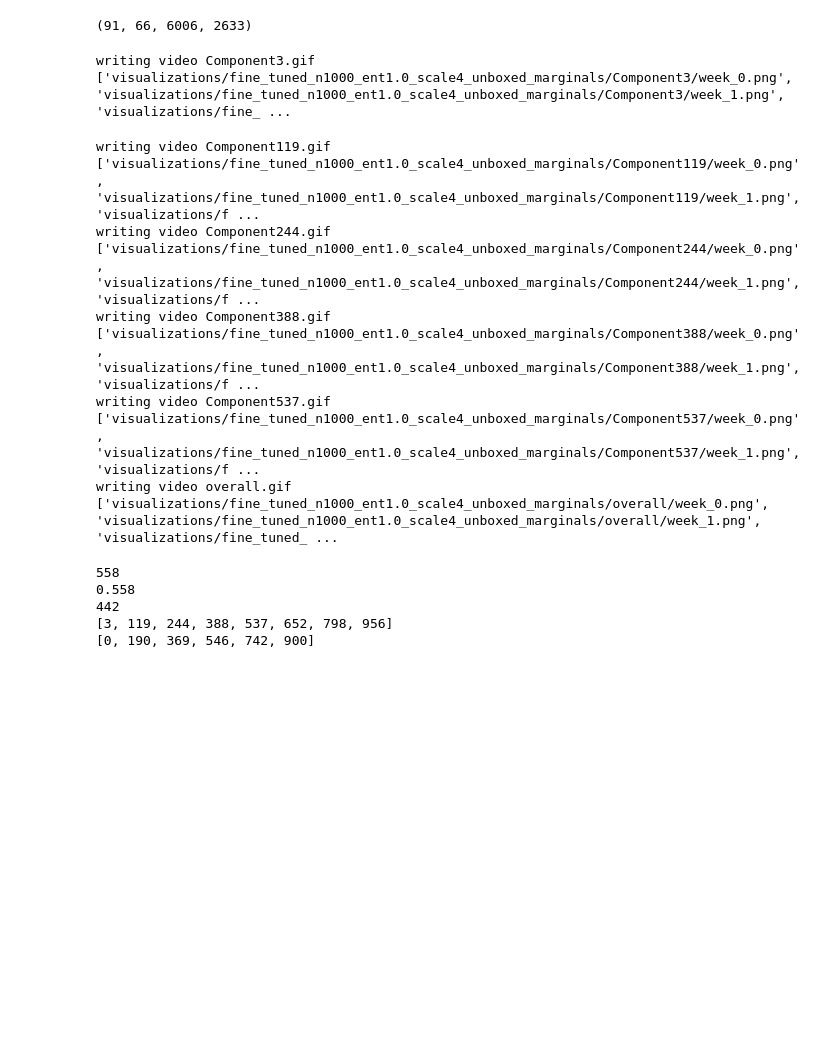
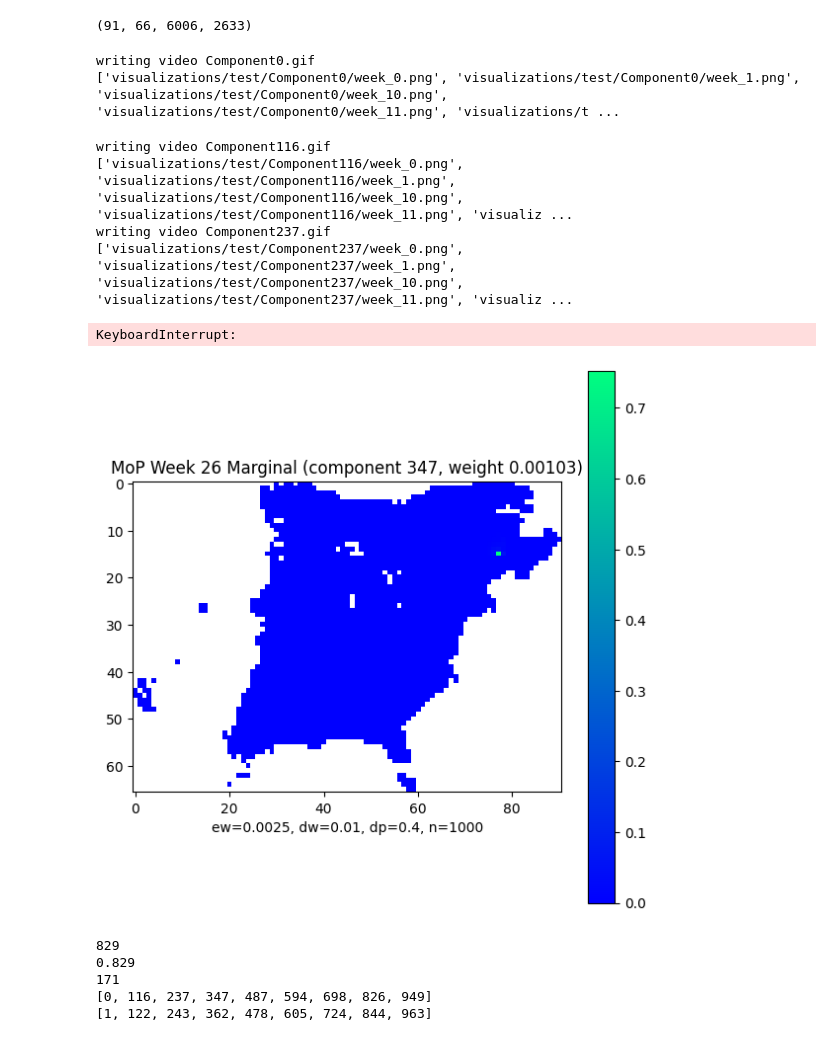
Before and after one commit to jacobe90/birdflow_mixture_of_products, a Jupyter notebook: model_exploration.ipynb, the cells around one changed output. Cells and saved outputs as stored; diff of their text form; code cells hidden in the pictures; blank space fills up the shorter version.

```diff
--- a/model_exploration.ipynb
+++ b/model_exploration.ipynb
@@ -57,7 +57,7 @@ def plot_weekly_marginal(params, week, masks, nan_mask, x_dim, y_dim, save_dir=N
     pos = plt.imshow(marginal_grid, cmap="winter")
     plt.colorbar(pos)
     plt.title(f"MoP Week {week} Marginal")
-    ax.set_xlabel(f"ew=1e-4, dw=1e-2, dp=0.4, n={params['MixtureOfProductsModel']['week_0'].shape[0]}")
+    ax.set_xlabel(f"ew={params['metadata']['ent_weight']}, dw={params['metadata']['dist_weight']}, dp={params['metadata']['dist_pow']}, n={params['metadata']['num_components']}")
 
     # just visualize the plot if no save path specified
     if save_dir == None:
@@ -77,8 +77,8 @@ def plot_product_k_weekly_marginal(params, k, week, masks, nan_mask, x_dim, y_di
     fig, ax = plt.subplots(figsize=(7, 7))
     pos = plt.imshow(marginal_grid, cmap="winter")
     plt.colorbar(pos)
-    plt.title(f"MoP Week {week} Marginal (component {k}, weight {weight_k:.4f})") # add weight back!
-    ax.set_xlabel(f"ew=1e-4, dw=1e-2, dp=0.4, n={params['MixtureOfProductsModel']['week_0'].shape[0]}")
+    plt.title(f"MoP Week {week} Marginal (component {k}, weight {weight_k:.5f})") # add weight back!
+    ax.set_xlabel(f"ew={params['metadata']['ent_weight']}, dw={params['metadata']['dist_weight']}, dp={params['metadata']['dist_pow']}, n={params['metadata']['num_components']}")
     # just visualize the plot if no save path specified
     if save_dir == None:
         plt.show()
@@ -178,26 +178,22 @@ def load_and_store_marginal_visualizations(params, components, name, masks, nan_
     return
 # %%
 import jax.numpy as jnp
-fname = "/work/pi_drsheldon_umass_edu/birdflow_modeling/jacob_independent_study/mixture_of_products/experiments/varying_entropy_weight_and_fine_tuning/mop_params_amewoo_48km_obs1.0_ent1.0_dist0.01_pow0.4_n1000_key42_scale4.0_unboxed.pkl"
+fname = "/work/pi_drsheldon_umass_edu/birdflow_modeling/jacob_independent_study/mixture_of_products/experiments/test/mop_params_amewoo_48km_obs1.0_ent0.0025_dist0.01_pow0.4_n1000_key42.pkl"
 with open(fname, 'rb') as f:
     mop_params = pickle.load(f)
-load_and_store_marginal_visualizations(mop_params, [3, 119, 244, 388, 537], "fine_tuned_n1000_ent1.0_scale4_unboxed_marginals", masks, nan_mask, x_dim, y_dim)
+load_and_store_marginal_visualizations(mop_params, [0, 116, 237, 347, 487, 594, 698, 826, 949], "test", masks, nan_mask, x_dim, y_dim)
 # %% [output]
-writing video Component3.gif
-['visualizations/fine_tuned_n1000_ent1.0_scale4_unboxed_marginals/Component3/week_0.png', 'visualizations/fine_tuned_n1000_ent1.0_scale4_unboxed_marginals/Component3/week_1.png', 'visualizations/fine_ ...
+writing video Component0.gif
+['visualizations/test/Component0/week_0.png', 'visualizations/test/Component0/week_1.png', 'visualizations/test/Component0/week_10.png', 'visualizations/test/Component0/week_11.png', 'visualizations/t ...
-writing video Component119.gif
-['visualizations/fine_tuned_n1000_ent1.0_scale4_unboxed_marginals/Component119/week_0.png', 'visualizations/fine_tuned_n1000_ent1.0_scale4_unboxed_marginals/Component119/week_1.png', 'visualizations/f ...
-writing video Component244.gif
-['visualizations/fine_tuned_n1000_ent1.0_scale4_unboxed_marginals/Component244/week_0.png', 'visualizations/fine_tuned_n1000_ent1.0_scale4_unboxed_marginals/Component244/week_1.png', 'visualizations/f ...
-writing video Component388.gif
-['visualizations/fine_tuned_n1000_ent1.0_scale4_unboxed_marginals/Component388/week_0.png', 'visualizations/fine_tuned_n1000_ent1.0_scale4_unboxed_marginals/Component388/week_1.png', 'visualizations/f ...
-writing video Component537.gif
-['visualizations/fine_tuned_n1000_ent1.0_scale4_unboxed_marginals/Component537/week_0.png', 'visualizations/fine_tuned_n1000_ent1.0_scale4_unboxed_marginals/Component537/week_1.png', 'visualizations/f ...
-writing video overall.gif
-['visualizations/fine_tuned_n1000_ent1.0_scale4_unboxed_marginals/overall/week_0.png', 'visualizations/fine_tuned_n1000_ent1.0_scale4_unboxed_marginals/overall/week_1.png', 'visualizations/fine_tuned_ ...
+writing video Component116.gif
+['visualizations/test/Component116/week_0.png', 'visualizations/test/Component116/week_1.png', 'visualizations/test/Component116/week_10.png', 'visualizations/test/Component116/week_11.png', 'visualiz ...
+writing video Component237.gif
+['visualizations/test/Component237/week_0.png', 'visualizations/test/Component237/week_1.png', 'visualizations/test/Component237/week_10.png', 'visualizations/test/Component237/week_11.png', 'visualiz ...
+KeyboardInterrupt:
+[figure, added]
 # %%
 from jax.nn import softmax
-fname = "/work/pi_drsheldon_umass_edu/birdflow_modeling/jacob_independent_study/mixture_of_products/experiments/varying_entropy_weight_and_fine_tuning/mop_params_amewoo_48km_obs1.0_ent1.0_dist0.01_pow0.4_n1000_key42_scale4.0_unboxed.pkl"
+fname = "/work/pi_drsheldon_umass_edu/birdflow_modeling/jacob_independent_study/mixture_of_products/experiments/varying_entropy_weight_debugged/mop_params_amewoo_48km_obs1.0_ent0.0001_dist0.01_pow0.4_n1000_key42_scale20.0_unboxed.pkl"
 with open(fname, 'rb') as f:
     mop_params = pickle.load(f)
 weights = softmax(mop_params['MixtureOfProductsModel']['weights'])
@@ -210,11 +206,11 @@ print(len(collapsed_indices)/1000)
 uncollapsed_indices = list(filter(lambda tup: tup[1] > 1e-5, enumerate(weights)))
 
 print(len(uncollapsed_indices))
-print(list(map(lambda tup: tup[0], uncollapsed_indices[::60])))
+print(list(map(lambda tup: tup[0], uncollapsed_indices[::20])))
 print(list(map(lambda tup: tup[0], collapsed_indices[::100])))
 # %% [output]
-558
-0.558
-442
-[3, 119, 244, 388, 537, 652, 798, 956]
-[0, 190, 369, 546, 742, 900]
+829
+0.829
+171
+[0, 116, 237, 347, 487, 594, 698, 826, 949]
+[1, 122, 243, 362, 478, 605, 724, 844, 963]
```
Also changed, not shown: parts of 1 cell of this notebook, 5 other files.
